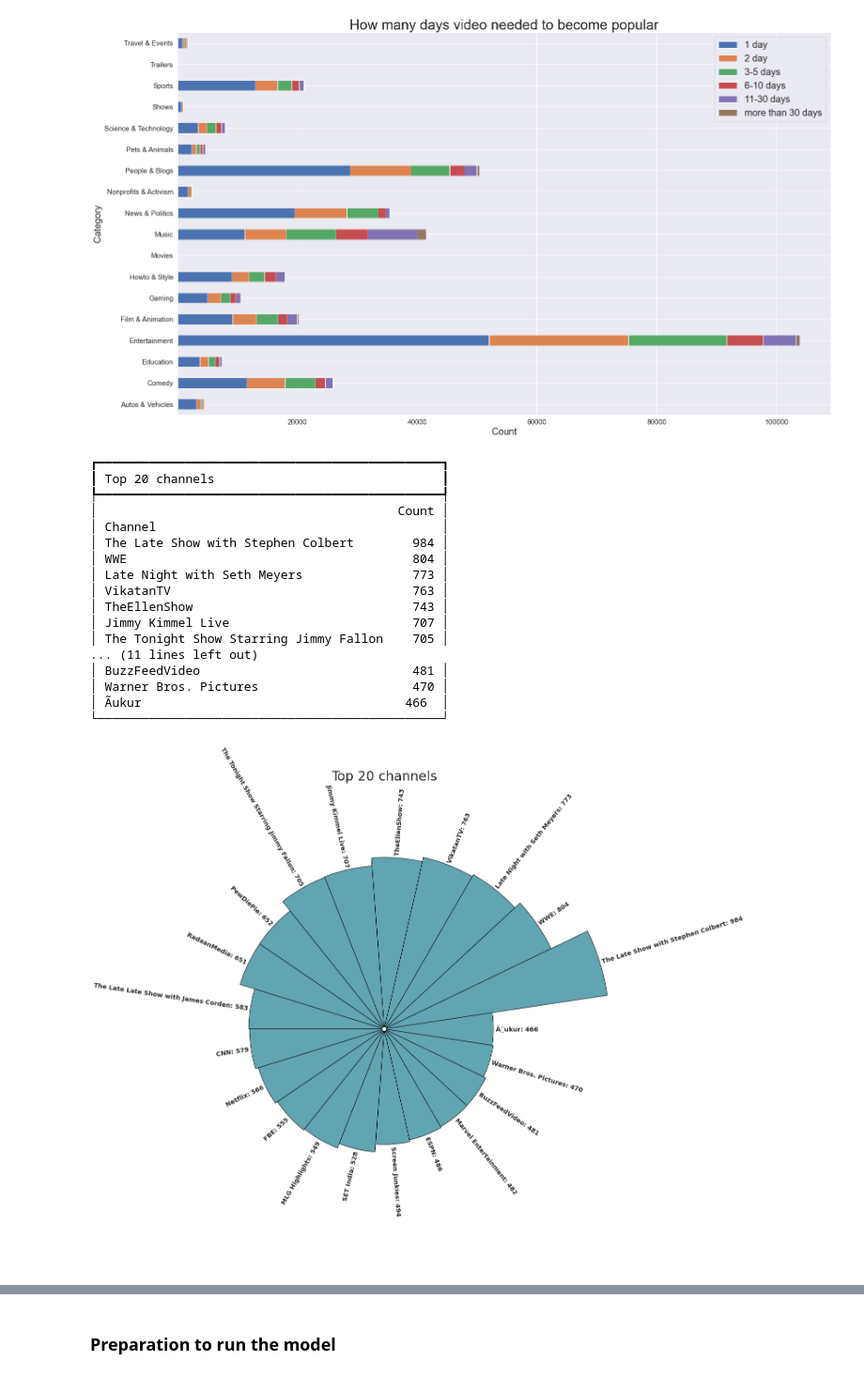
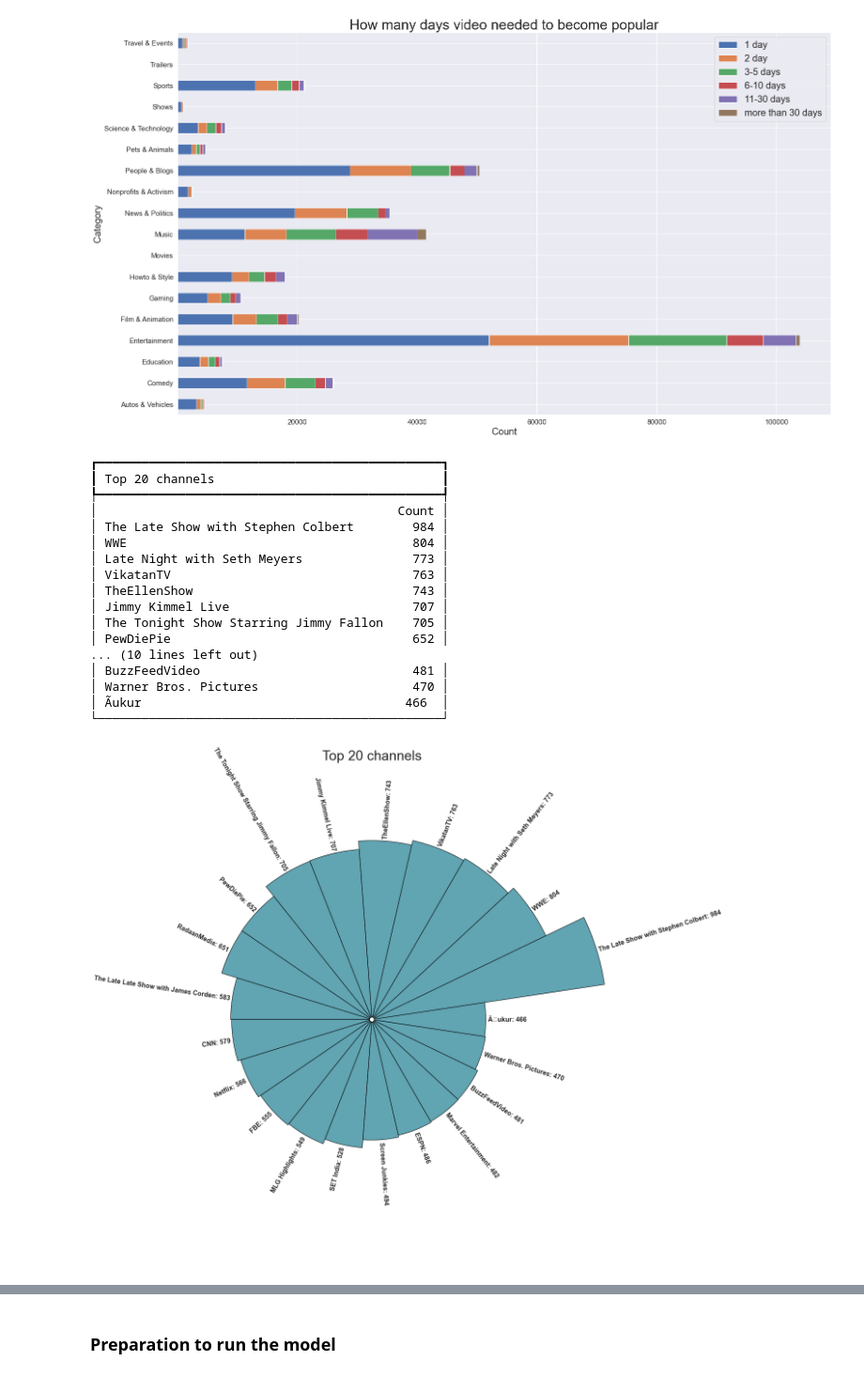
Before and after one commit to MateuszBocko/ML, a Jupyter notebook: VideoTrendingAnalysis/VideoTrending.ipynb, the cells around one changed output, grey strips where cells are left out. Shown at 94% size. Cells and saved outputs as stored; diff of their text form; code cells hidden in the pictures.

Commit message:
adding some visualizations

```diff
--- a/VideoTrendingAnalysis/VideoTrending.ipynb
+++ b/VideoTrendingAnalysis/VideoTrending.ipynb
@@ -26,6 +27,7 @@ pd.set_option('display.width', 1000)
 # %%
 # function to print table in nice way
 def pretty_table(table_to_print, title=''):
+    table_to_print = table_to_print.rename_axis(None, axis=0)
     console = Console()
     table = Table(title)
     table.add_row(table_to_print.to_string(float_format=lambda _: '{:.4f}'.format(_)))
@@ -368,7 +438,7 @@ labelPadding = 10
 # Add labels
 for bar, angle, height, label in zip(bars,angles, heights, temp_df["Combined"]):
 
-    # Labels are rotated. Rotation must be specified in degrees :(
+    # Labels are rotated. Rotation must be specified in degrees
     rotation = np.rad2deg(angle)
 
     # Flip some labels upside down
@@ -393,13 +463,15 @@ for bar, angle, height, label in zip(bars,angles, heights, temp_df["Combined"]):
 
 ax.axes.set_title('Top 20 channels',fontsize=30);
 
-pretty_table(temp_df[['Channel','Count']].set_index('Channel'), 'Top 20 channels')
+# print table; set index col and remove header
+temp_df = temp_df[['Channel','Count']].set_index('Channel')
+temp_df = temp_df.rename_axis(None, axis=0)
+pretty_table(temp_df, 'Top 20 channels')
 # %% [output]
 ┏━━━━━━━━━━━━━━━━━━━━━━━━━━━━━━━━━━━━━━━━━━━━━━━┓
 ┃ Top 20 channels                               ┃
 ┡━━━━━━━━━━━━━━━━━━━━━━━━━━━━━━━━━━━━━━━━━━━━━━━┩
 │                                         Count │
-│ Channel                                       │
 │ The Late Show with Stephen Colbert        984 │
 │ WWE                                       804 │
 │ Late Night with Seth Meyers               773 │
@@ -407,6 +479,7 @@ pretty_table(temp_df[['Channel','Count']].set_index('Channel'), 'Top 20 channels
 │ TheEllenShow                              743 │
 │ Jimmy Kimmel Live                         707 │
 │ The Tonight Show Starring Jimmy Fallon    705 │
-... (11 lines left out)
+│ PewDiePie                                 652 │
+... (10 lines left out)
 │ BuzzFeedVideo                             481 │
 │ Warner Bros. Pictures                     470 │
@@ -414,2 +487,2 @@ pretty_table(temp_df[['Channel','Count']].set_index('Channel'), 'Top 20 channels
 └───────────────────────────────────────────────┘
-[figure, old version]
+[figure, new version]
```
Also changed, not shown: parts of 7 cells of this notebook.
